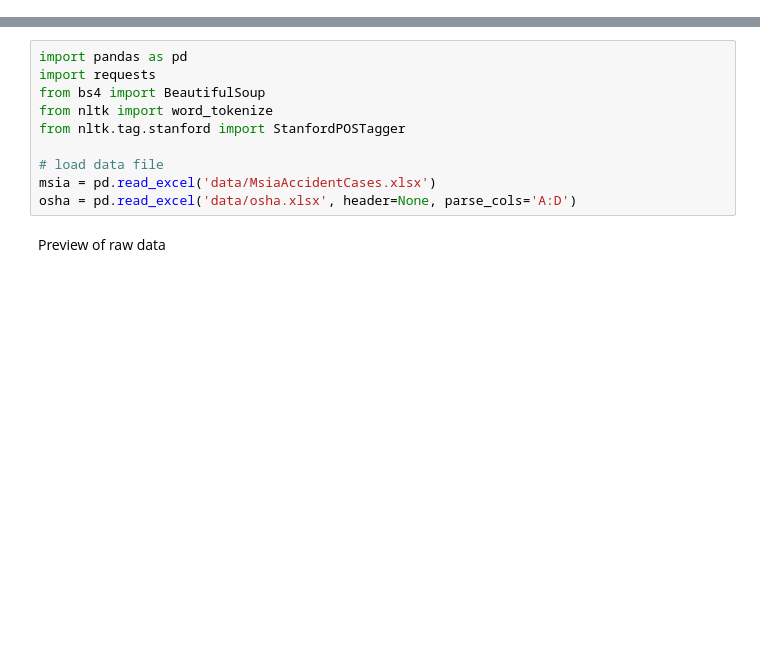
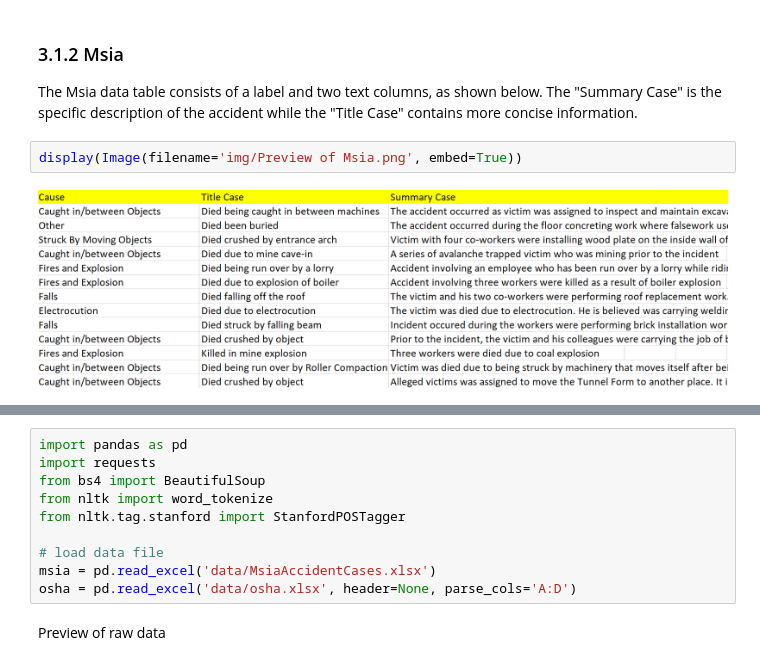
Before and after one commit to mikelkl/learning-artificial-intelligence, a Jupyter notebook: natural-language-processing/text-mining/classification_and_information_extraction_for_construction_accidents.ipynb, the cells around one changed output, grey strips where cells are left out. Drawn from its saved outputs; the diff is of its cells as text; blank space fills up the shorter version.

```diff
--- a/natural-language-processing/text-mining/classification_and_information_extraction_for_construction_accidents.ipynb
+++ b/natural-language-processing/text-mining/classification_and_information_extraction_for_construction_accidents.ipynb
@@ -126,0 +92,8 @@ We are interested in the term frequency, so first we will separate the training
+# %% [markdown]
+<a id="3.1.2"></a>
+### 3.1.2 Msia
+The Msia data table consists of a label and two text columns, as shown below. The "Summary Case" is the specific description of the accident while the "Title Case" contains more concise information.
+# %%
+display(Image(filename='img/Preview of Msia.png', embed=True))
+# %% [output]
+[figure, added]
```
Also changed, not shown: parts of 14 cells of this notebook.
